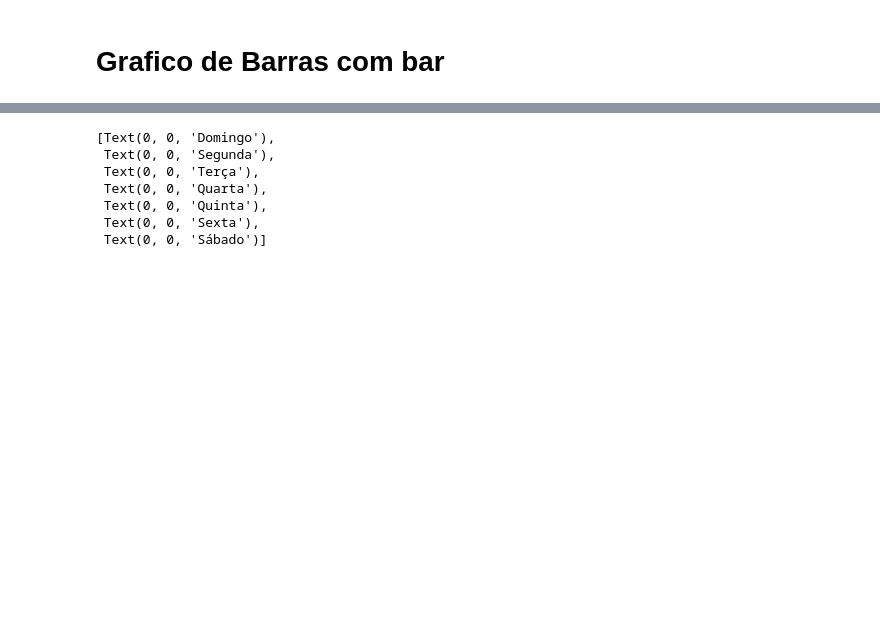
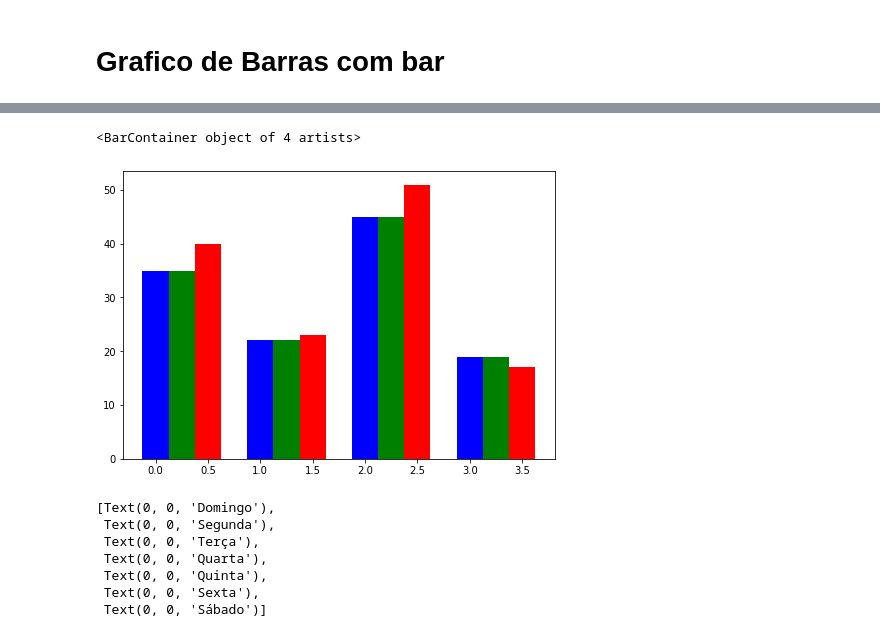
Before and after one commit to henriquehorton/Python_aprendendo, a Jupyter notebook: matplotlib/matplotlib.ipynb, the cells around one changed output, grey strips where cells are left out. Drawn from its saved outputs; the diff is of its cells as text; code cells hidden in the pictures; blank space fills up the shorter version.

```diff
--- a/matplotlib/matplotlib.ipynb
+++ b/matplotlib/matplotlib.ipynb
@@ -112,3 +119,18 @@ eixo2.grid()
+# %%
+import numpy as np
+import matplotlib.pyplot as plt
+data = [[30, 25, 50, 20],
+[40, 23, 51, 17],
+[35, 22, 45, 19]]
+X = np.arange(4)
+fig = plt.figure()
+ax = fig.add_axes([0,0,1,1])
+ax.bar(X + 0.00, data[2], color = 'b', width = 0.25)
+ax.bar(X + 0.25, data[2], color = 'g', width = 0.25)
+ax.bar(X + 0.50, data[1], color = 'r', width = 0.25)
+# %% [output]
+<BarContainer object of 4 artists>
+[figure, added]
 # %%
 temperatura_por_dia_da_semana = df.groupby('dia_da_semana')['temperatura'].mean()
 nome_dias = ['Domingo', 'Segunda', 'Terça', 'Quarta', 'Quinta', 'Sexta', 'Sábado']
```
Also changed, not shown: parts of 16 cells of this notebook.
